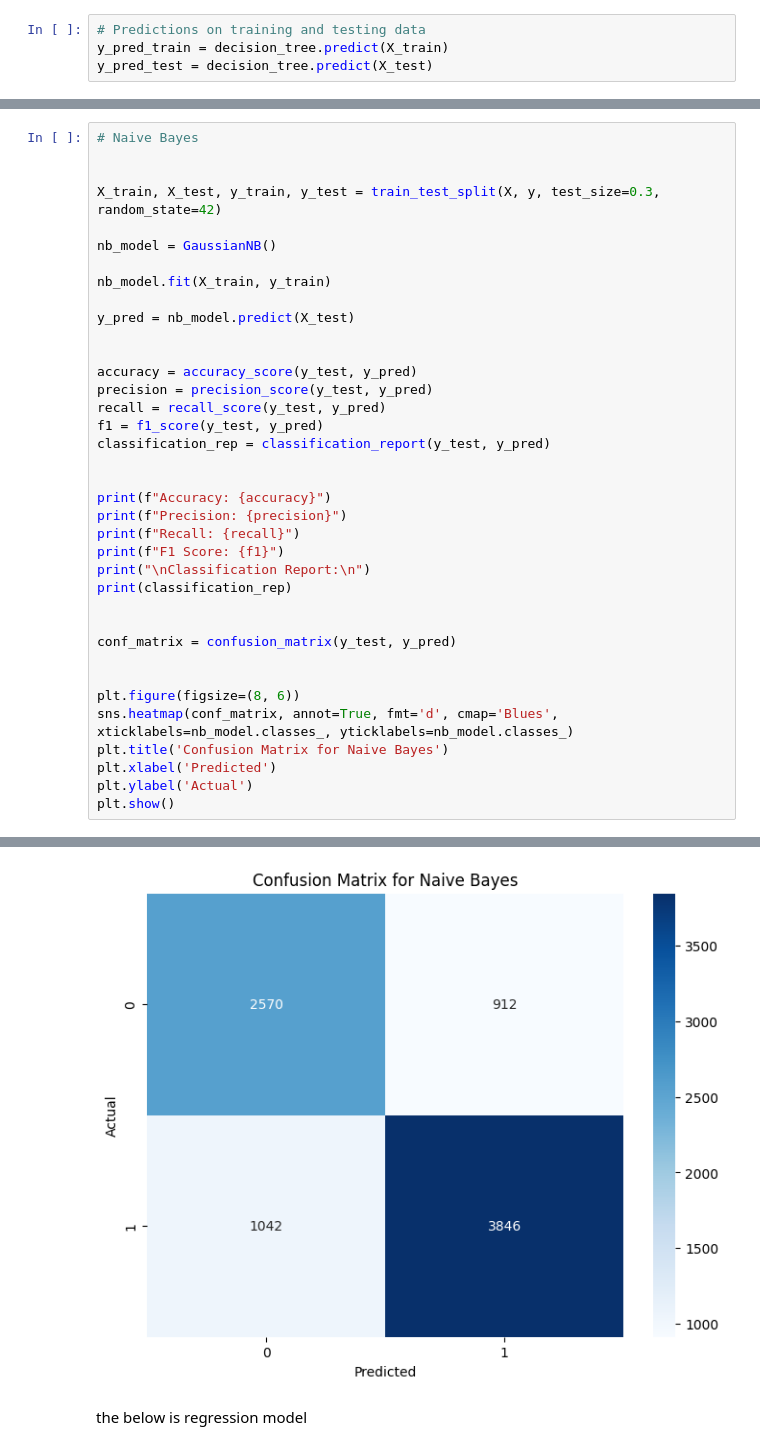
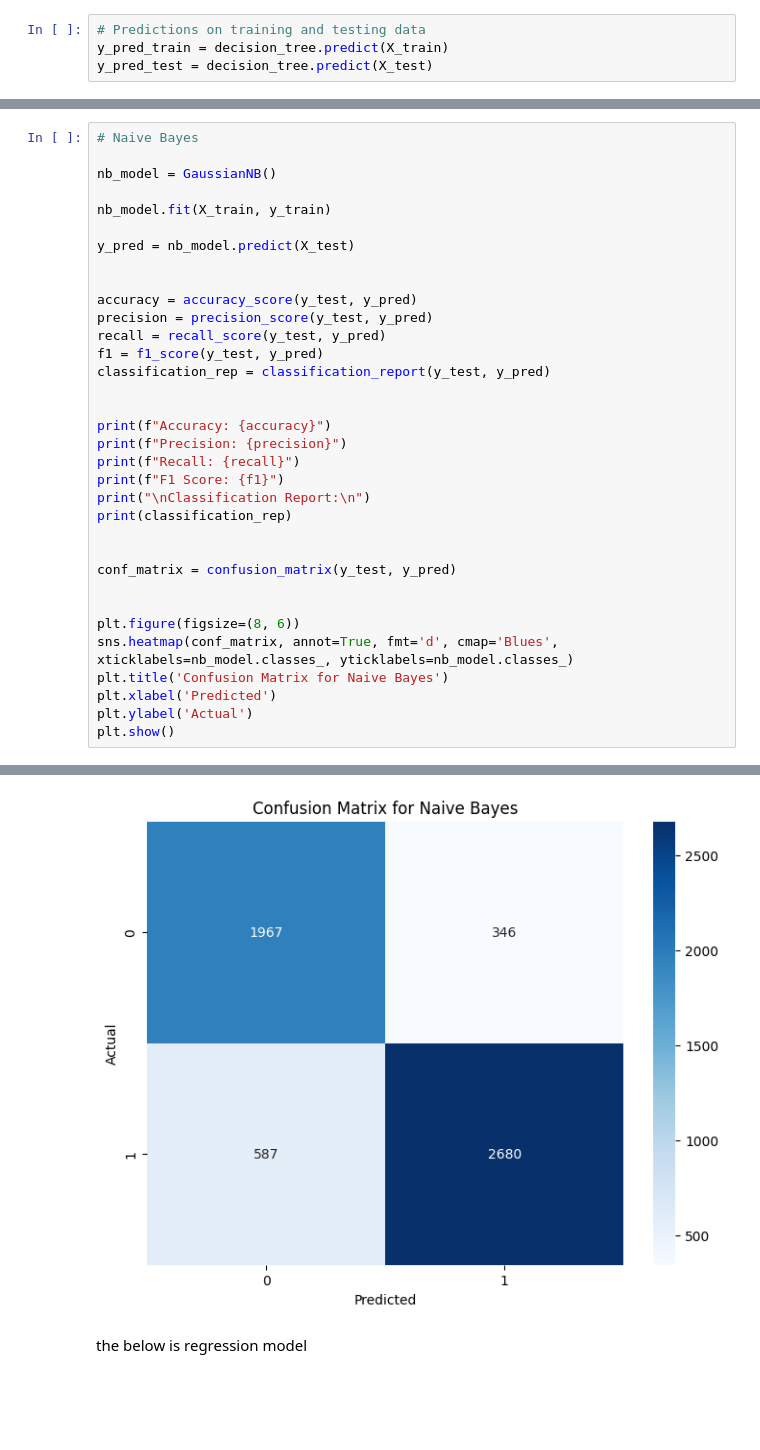
Before and after one commit to bisratlike/studentDepressionStatus, a Jupyter notebook: classification.ipynb, the cells around one changed output, grey strips where cells are left out. Drawn from its saved outputs; the diff is of its cells as text; blank space fills up the shorter version.

```diff
--- a/classification.ipynb
+++ b/classification.ipynb
@@ -160,8 +160,5 @@ weighted avg       0.77      0.77      0.77      5580
 # %%
 # Naive Bayes
-
-
-X_train, X_test, y_train, y_test = train_test_split(X, y, test_size=0.3, random_state=42)
 
 nb_model = GaussianNB()
 
@@ -213,4 +210,4 @@ weighted avg       0.77      0.77      0.77      8370
-[figure, old version]
+[figure, new version]
 # %% [markdown]
 the below is regression model
 # %%
```
Also changed, not shown: parts of 13 cells of this notebook, 2 other files.
